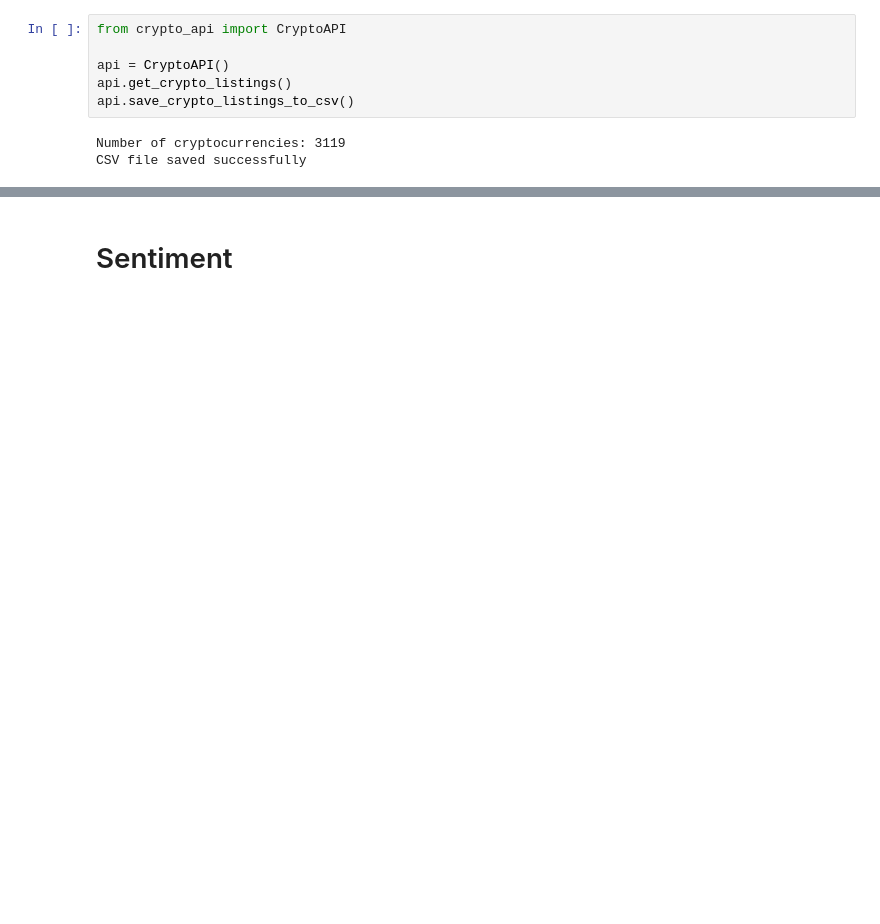
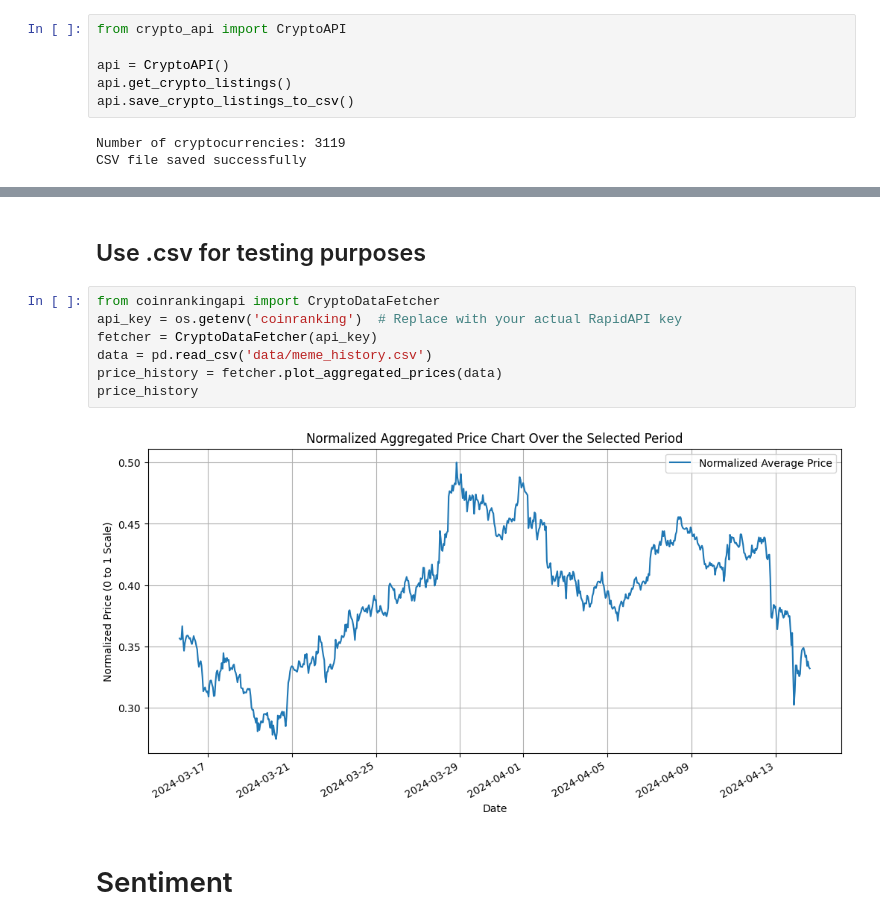
Before and after one commit to Ualh/crypto-sentiment-tracker, a Jupyter notebook: main.ipynb, the cells around one changed output, grey strips where cells are left out. Saved outputs shown, nothing was run; the diff lists cells and outputs as text; blank space fills up the shorter version.

```diff
--- a/main.ipynb
+++ b/main.ipynb
@@ -187,3 +215,14 @@ CSV file saved successfully
+# %% [markdown]
+## Use .csv for testing purposes
+# %%
+from coinrankingapi import CryptoDataFetcher
+api_key = os.getenv('coinranking')  # Replace with your actual RapidAPI key
+fetcher = CryptoDataFetcher(api_key)
+data = pd.read_csv('data/meme_history.csv')
+price_history = fetcher.plot_aggregated_prices(data)
+price_history
+# %% [output]
+[figure, added]
 # %% [markdown]
 # Sentiment
 # %%
```
Also changed, not shown: parts of 8 cells of this notebook, 4 other files.
